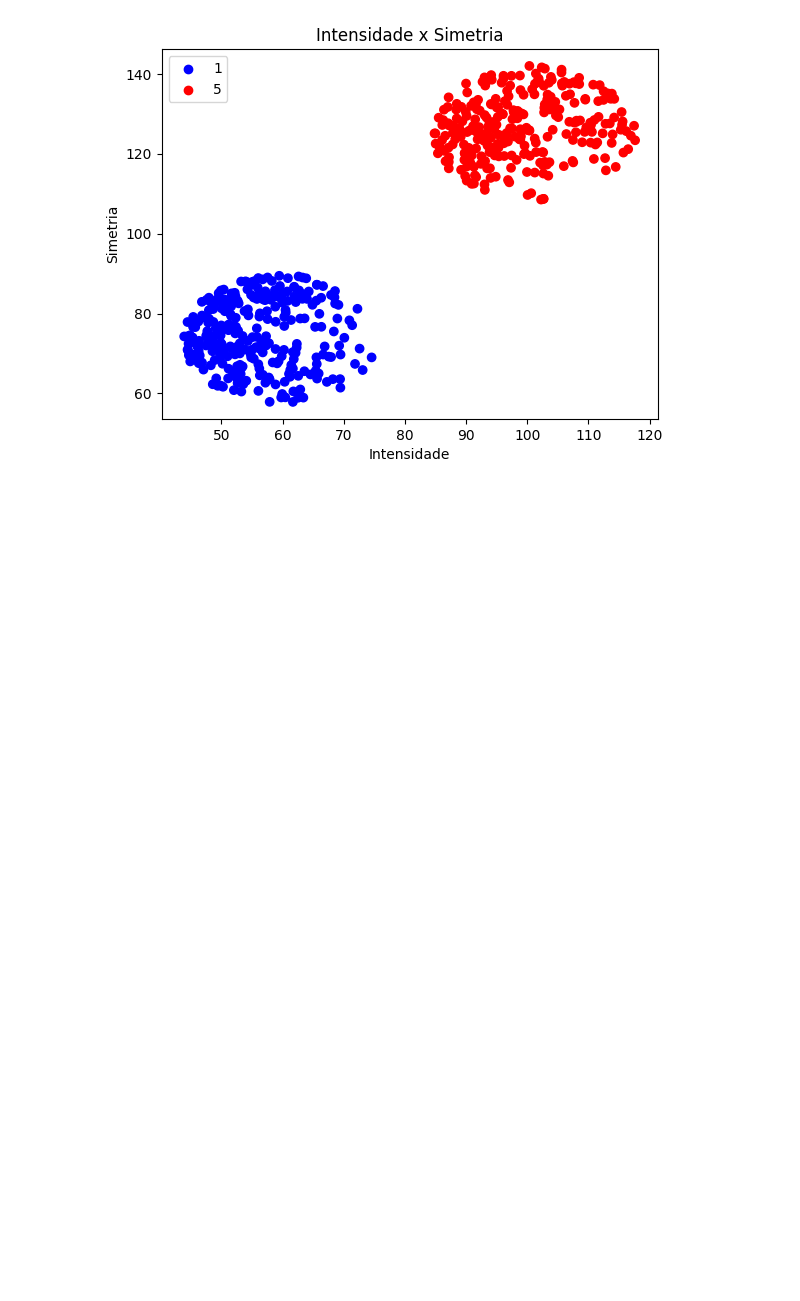
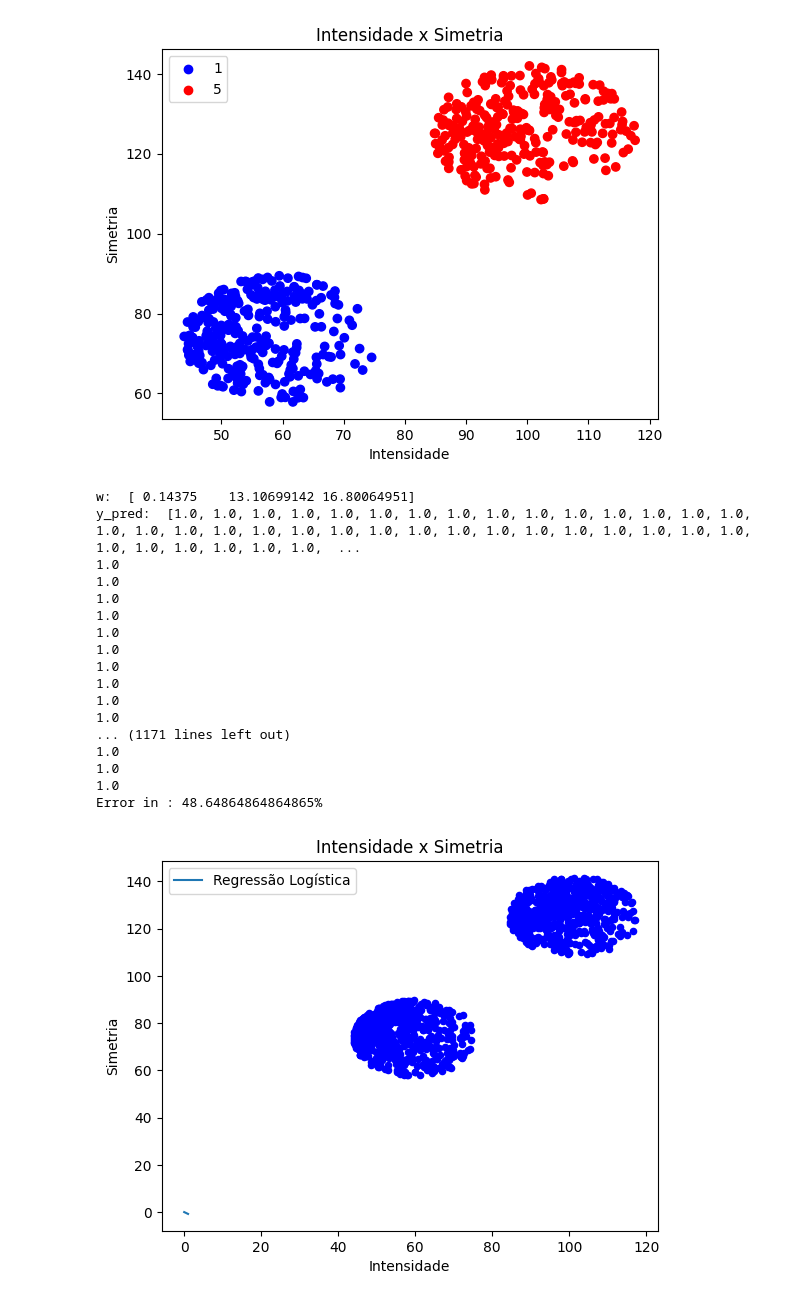
Before and after one commit to HodricVieira/Reconhecimento-de-digitos-ML-2023.2, a Jupyter notebook: digitos_1_5.ipynb, the cells around one changed output. Drawn from its saved outputs; the diff is of its cells as text; code cells hidden in the pictures; blank space fills up the shorter version.

Commit message:
regressao logistica esta com erro

```diff
--- a/digitos_1_5.ipynb
+++ b/digitos_1_5.ipynb
@@ -32,3 +111,58 @@ plt.legend()
 plt.show()
 # %% [output]
 [figure]
+# %%
+classificador = RegressaoLogistica()
+# Transformando os dados X e Y em numpy arrays
+X = dataframe_treino[['intensidade', 'simetria']].to_numpy()
+y = dataframe_treino['label'].to_numpy()
+classificador.fit(X, y)
+y_pred = classificador.predict_prob(X)
+print("y_pred: ", y_pred)
+
+# Plotando a reta gerada pela regressao logistica
+x = np.linspace(0, 1, 100)
+y_plot = classificador.getRegressionY(x)
+plt.plot(x, y_plot, label='Regressão Logística')
+plt.xlabel('Intensidade')
+plt.ylabel('Simetria')
+plt.title('Intensidade x Simetria')
+plt.legend()
+
+#plota os pontos classificados pela RL com bolinha azul(+) e vermelha(-)
+xP = [X[i][0] for i in range(X.shape[0]) if(y_pred[i] >= 0.5)]
+yP = [X[i][1] for i in range(X.shape[0]) if(y_pred[i] >= 0.5)]
+xN = [X[i][0] for i in range(X.shape[0]) if(y_pred[i] < 0.5)]
+yN = [X[i][1] for i in range(X.shape[0]) if(y_pred[i] < 0.5)]
+
+plt.scatter(xP, yP, color='blue', marker='o', s=20)
+plt.scatter(xN, yN, color='red', marker='o', s=20)
+
+#Computando o erro dentro da amostra (Ein)
+pred = classificador.predict(X)
+#print("Pred: ", pred)
+errorIN = 0
+for pn, yn in zip(pred, y):
+  if(pn != yn):
+    errorIN += 1
+
+print("Error in : " + str(errorIN/X.shape[0] * 100) + "%")
+# %% [output]
+w:  [ 0.14375    13.10699142 16.80064951]
+y_pred:  [1.0, 1.0, 1.0, 1.0, 1.0, 1.0, 1.0, 1.0, 1.0, 1.0, 1.0, 1.0, 1.0, 1.0, 1.0, 1.0, 1.0, 1.0, 1.0, 1.0, 1.0, 1.0, 1.0, 1.0, 1.0, 1.0, 1.0, 1.0, 1.0, 1.0, 1.0, 1.0, 1.0, 1.0, 1.0, 1.0, 1.0, 1.0,  ...
+1.0
+1.0
+1.0
+1.0
+1.0
+1.0
+1.0
+1.0
+1.0
+1.0
+... (1171 lines left out)
+1.0
+1.0
+1.0
+Error in : 48.64864864864865%
+[figure, added]
```
Also changed, not shown: parts of 3 cells of this notebook, 1 other file.
